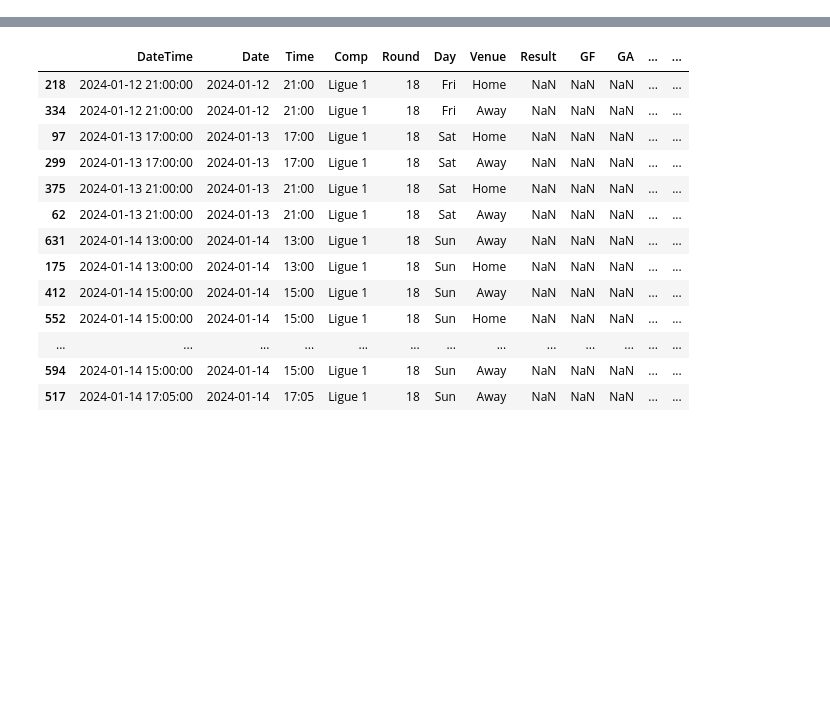
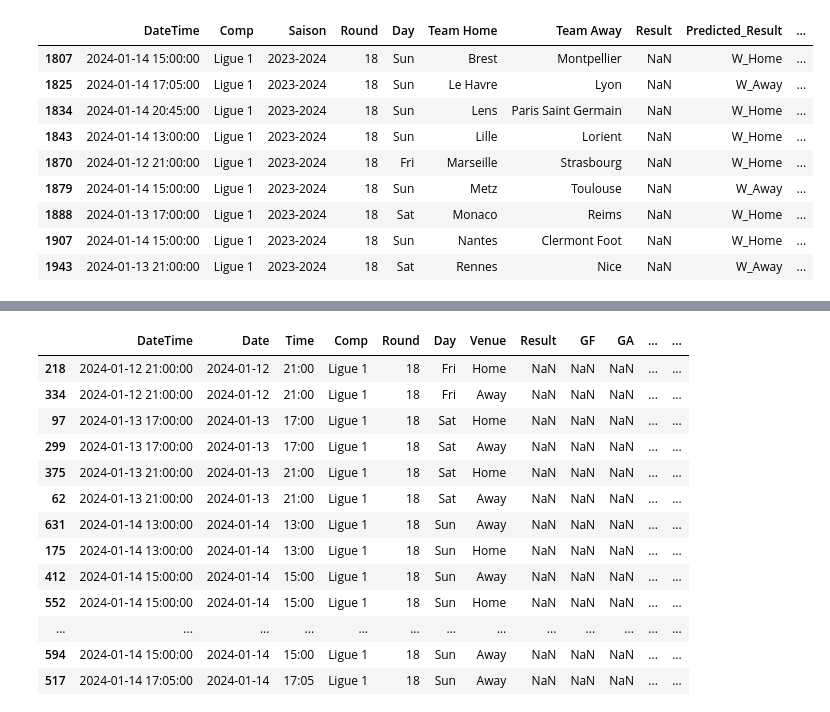
Before and after one commit to alexandreviard/Ligue1Predictor, a Jupyter notebook: Fbref_alex/script.ipynb, the cells around one changed output, grey strips where cells are left out. Saved outputs shown, nothing was run; the diff lists cells and outputs as text; code cells hidden in the pictures; blank space fills up the shorter version.

```diff
--- a/Fbref_alex/script.ipynb
+++ b/Fbref_alex/script.ipynb
@@ -227,0 +86,13 @@ resultat = pd.concat([a, b], sort=False)
+# %%
+modelisation(resultat, ajd)
+# %% [output]
+|  | DateTime | Comp | Saison | Round | Day | Team Home | Team Away | Result | Predicted_Result | ... |
+| 1807 | 2024-01-14 15:00:00 | Ligue 1 | 2023-2024 | 18 | Sun | Brest | Montpellier | NaN | W_Home | ... |
+| 1825 | 2024-01-14 17:05:00 | Ligue 1 | 2023-2024 | 18 | Sun | Le Havre | Lyon | NaN | W_Away | ... |
+| 1834 | 2024-01-14 20:45:00 | Ligue 1 | 2023-2024 | 18 | Sun | Lens | Paris Saint Germain | NaN | W_Home | ... |
+| 1843 | 2024-01-14 13:00:00 | Ligue 1 | 2023-2024 | 18 | Sun | Lille | Lorient | NaN | W_Home | ... |
+| 1870 | 2024-01-12 21:00:00 | Ligue 1 | 2023-2024 | 18 | Fri | Marseille | Strasbourg | NaN | W_Home | ... |
+| 1879 | 2024-01-14 15:00:00 | Ligue 1 | 2023-2024 | 18 | Sun | Metz | Toulouse | NaN | W_Away | ... |
+| 1888 | 2024-01-13 17:00:00 | Ligue 1 | 2023-2024 | 18 | Sat | Monaco | Reims | NaN | W_Home | ... |
+| 1907 | 2024-01-14 15:00:00 | Ligue 1 | 2023-2024 | 18 | Sun | Nantes | Clermont Foot | NaN | W_Home | ... |
+| 1943 | 2024-01-13 21:00:00 | Ligue 1 | 2023-2024 | 18 | Sat | Rennes | Nice | NaN | W_Away | ... |
```
Also changed, not shown: parts of 33 cells of this notebook, 6 other files.
